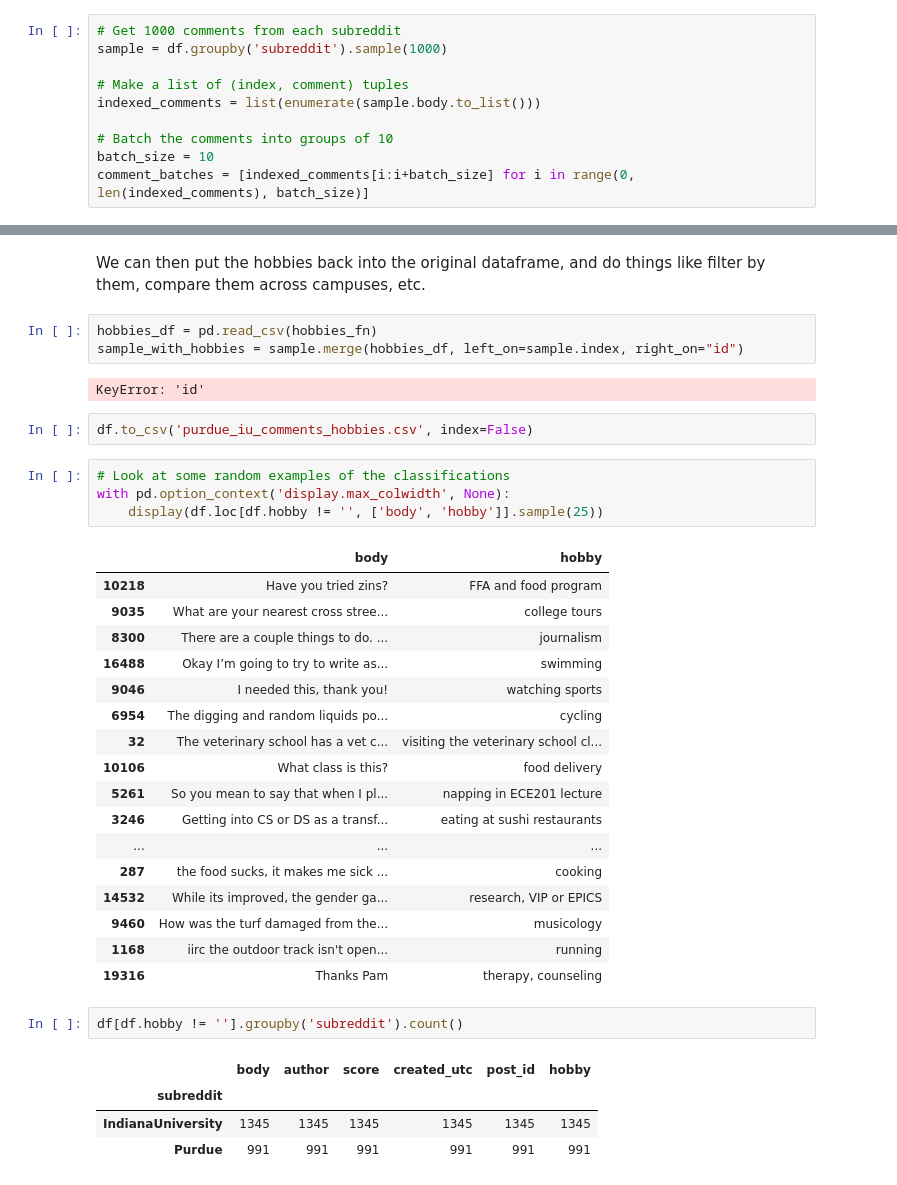
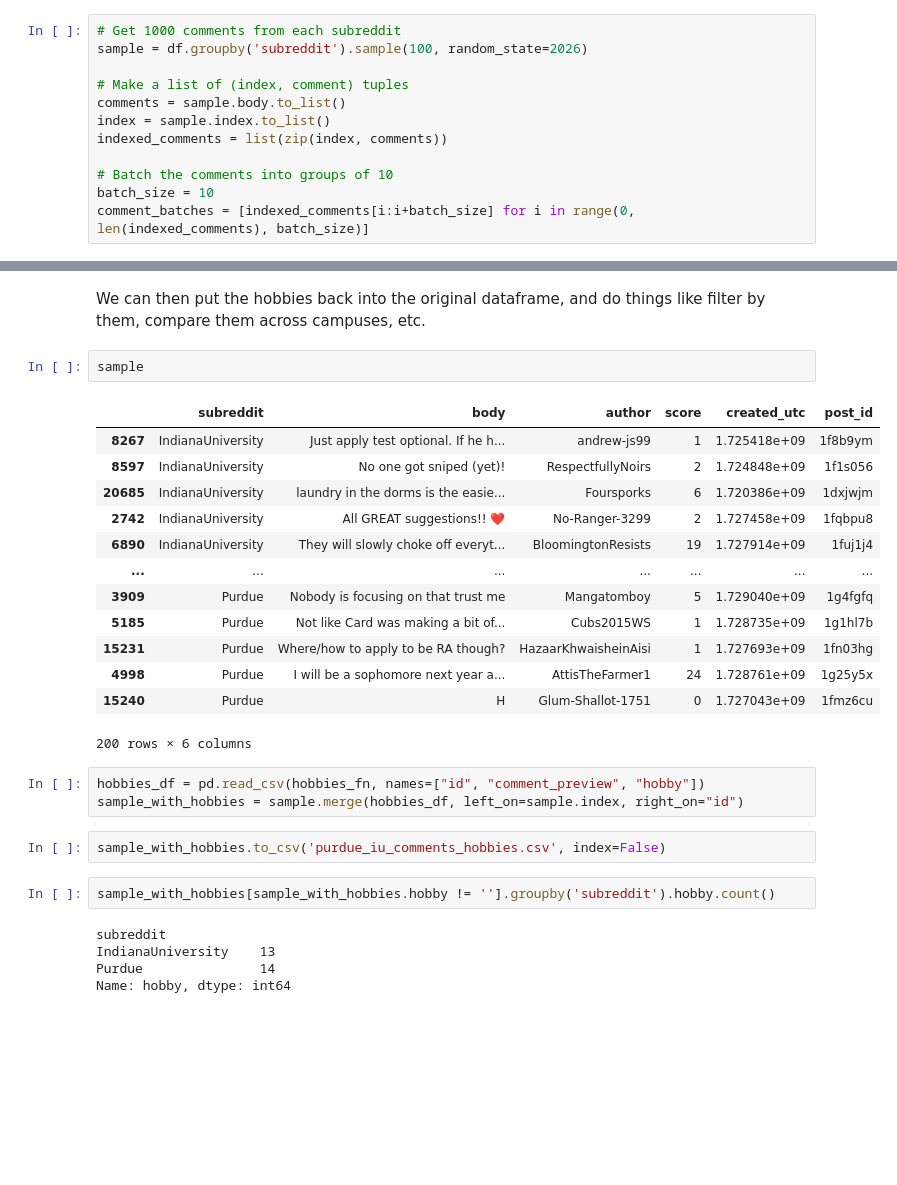
Before and after one commit to jdfoote/ipds-s26.jeremydfoote.com, a Jupyter notebook: day_11/day_11.ipynb, the cells around one changed output, grey strips where cells are left out. Cells and saved outputs as stored; diff of their text form; blank space fills up the shorter version.

```diff
--- a/day_11/day_11.ipynb
+++ b/day_11/day_11.ipynb
@@ -384,10 +384,12 @@ Then, if it still returns the wrong number, I go one comment at a time.
 Also, note that I write out comments directly to a file, and skip to where I left off. This is a good practice so you don't have to start over if there's a network error.
 # %%
 # Get 1000 comments from each subreddit
-sample = df.groupby('subreddit').sample(1000)
+sample = df.groupby('subreddit').sample(100, random_state=2026)
 
 # Make a list of (index, comment) tuples
-indexed_comments = list(enumerate(sample.body.to_list()))
+comments = sample.body.to_list()
+index = sample.index.to_list()
+indexed_comments = list(zip(index, comments))
 
 # Batch the comments into groups of 10
 batch_size = 10
@@ -482,38 +484,30 @@ Processing batch 1 of 200 (10 comments)
 # %% [markdown]
 We can then put the hobbies back into the original dataframe, and do things like filter by them, compare them across campuses, etc.
+# %%
+sample
+# %% [output]
+|  | subreddit | body | author | score | created_utc | post_id |
+| 8267 | IndianaUniversity | Just apply test optional. If he h... | andrew-js99 | 1 | 1.725418e+09 | 1f8b9ym |
+| 8597 | IndianaUniversity | No one got sniped (yet)! | RespectfullyNoirs | 2 | 1.724848e+09 | 1f1s056 |
+| 20685 | IndianaUniversity | laundry in the dorms is the easie... | Foursporks | 6 | 1.720386e+09 | 1dxjwjm |
+| 2742 | IndianaUniversity | All GREAT suggestions!! ❤️ | No-Ranger-3299 | 2 | 1.727458e+09 | 1fqbpu8 |
+| 6890 | IndianaUniversity | They will slowly choke off everyt... | BloomingtonResists | 19 | 1.727914e+09 | 1fuj1j4 |
+| ... | ... | ... | ... | ... | ... | ... |
+| 3909 | Purdue | Nobody is focusing on that trust me | Mangatomboy | 5 | 1.729040e+09 | 1g4fgfq |
+| 5185 | Purdue | Not like Card was making a bit of... | Cubs2015WS | 1 | 1.728735e+09 | 1g1hl7b |
+| 15231 | Purdue | Where/how to apply to be RA though? | HazaarKhwaisheinAisi | 1 | 1.727693e+09 | 1fn03hg |
+| 4998 | Purdue | I will be a sophomore next year a... | AttisTheFarmer1 | 24 | 1.728761e+09 | 1g25y5x |
+| 15240 | Purdue | H | Glum-Shallot-1751 | 0 | 1.727043e+09 | 1fmz6cu |
+200 rows × 6 columns
 # %%
-hobbies_df = pd.read_csv(hobbies_fn)
+hobbies_df = pd.read_csv(hobbies_fn, names=["id", "comment_preview", "hobby"])
 sample_with_hobbies = sample.merge(hobbies_df, left_on=sample.index, right_on="id")
-# %% [output]
-KeyError: 'id'
 # %%
-df.to_csv('purdue_iu_comments_hobbies.csv', index=False)
+sample_with_hobbies.to_csv('purdue_iu_comments_hobbies.csv', index=False)
-# %%
-# Look at some random examples of the classifications
-with pd.option_context('display.max_colwidth', None):
-    display(df.loc[df.hobby != '', ['body', 'hobby']].sample(25))
-# %% [output]
-|  | body | hobby |
-| 10218 | Have you tried zins? | FFA and food program |
-| 9035 | What are your nearest cross stree... | college tours |
-| 8300 | There are a couple things to do. ... | journalism |
-| 16488 | Okay I’m going to try to write as... | swimming |
-| 9046 | I needed this, thank you! | watching sports |
-| 6954 | The digging and random liquids po... | cycling |
-| 32 | The veterinary school has a vet c... | visiting the veterinary school cl... |
-| 10106 | What class is this? | food delivery |
-| 5261 | So you mean to say that when I pl... | napping in ECE201 lecture |
-| 3246 | Getting into CS or DS as a transf... | eating at sushi restaurants |
-| ... | ... | ... |
-| 287 | the food sucks, it makes me sick ... | cooking |
-| 14532 | While its improved, the gender ga... | research, VIP or EPICS |
-| 9460 | How was the turf damaged from the... | musicology |
-| 1168 | iirc the outdoor track isn't open... | running |
-| 19316 | Thanks Pam | therapy, counseling |
 # %%
-df[df.hobby != ''].groupby('subreddit').count()
+sample_with_hobbies[sample_with_hobbies.hobby != ''].groupby('subreddit').hobby.count()
 # %% [output]
-|  | body | author | score | created_utc | post_id | hobby |
-| subreddit |  |  |  |  |  |  |
-| IndianaUniversity | 1345 | 1345 | 1345 | 1345 | 1345 | 1345 |
-| Purdue | 991 | 991 | 991 | 991 | 991 | 991 |
+subreddit
+IndianaUniversity    13
+Purdue               14
+Name: hobby, dtype: int64
```
Also changed, not shown: parts of 1 cell of this notebook, 7 other files.
